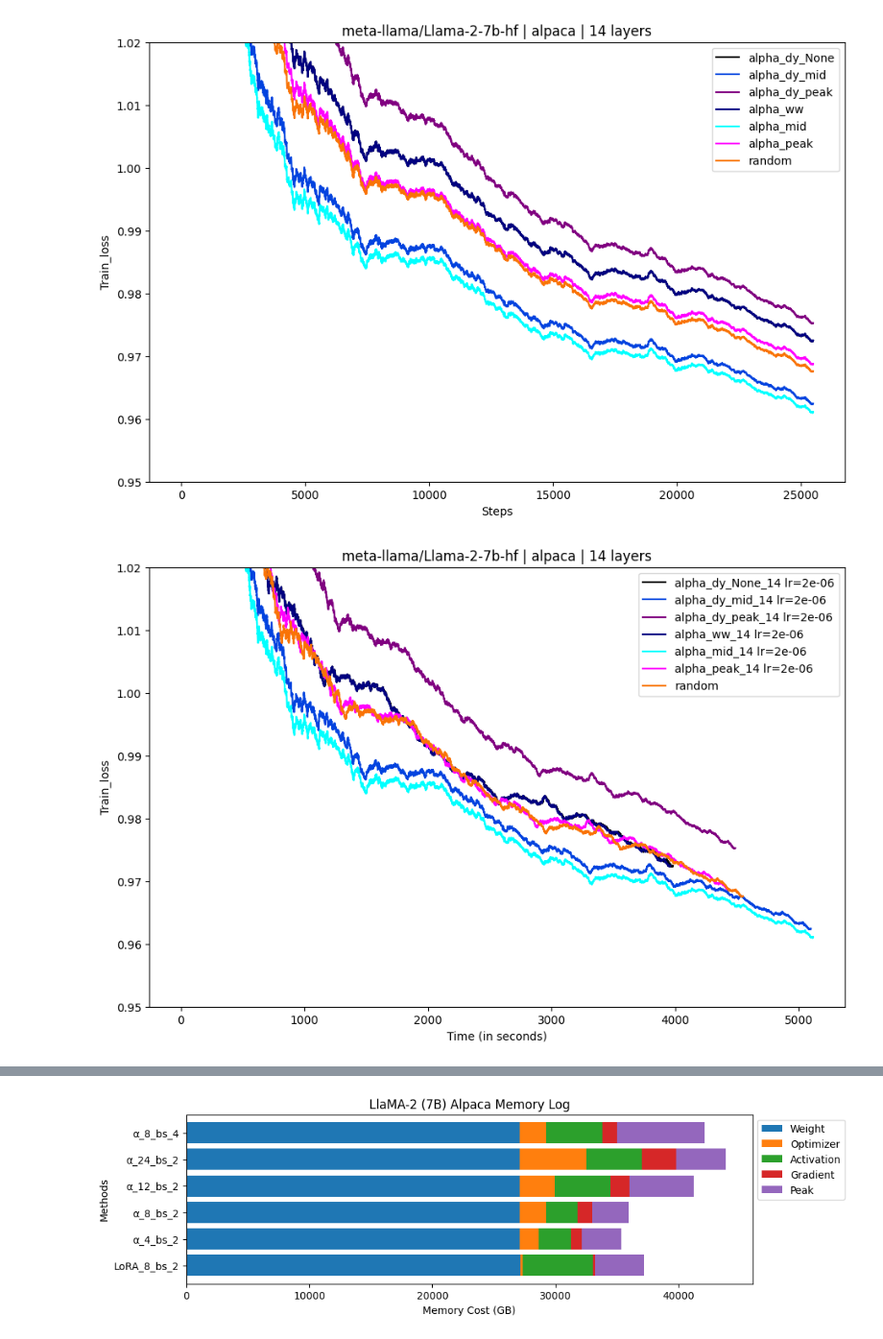
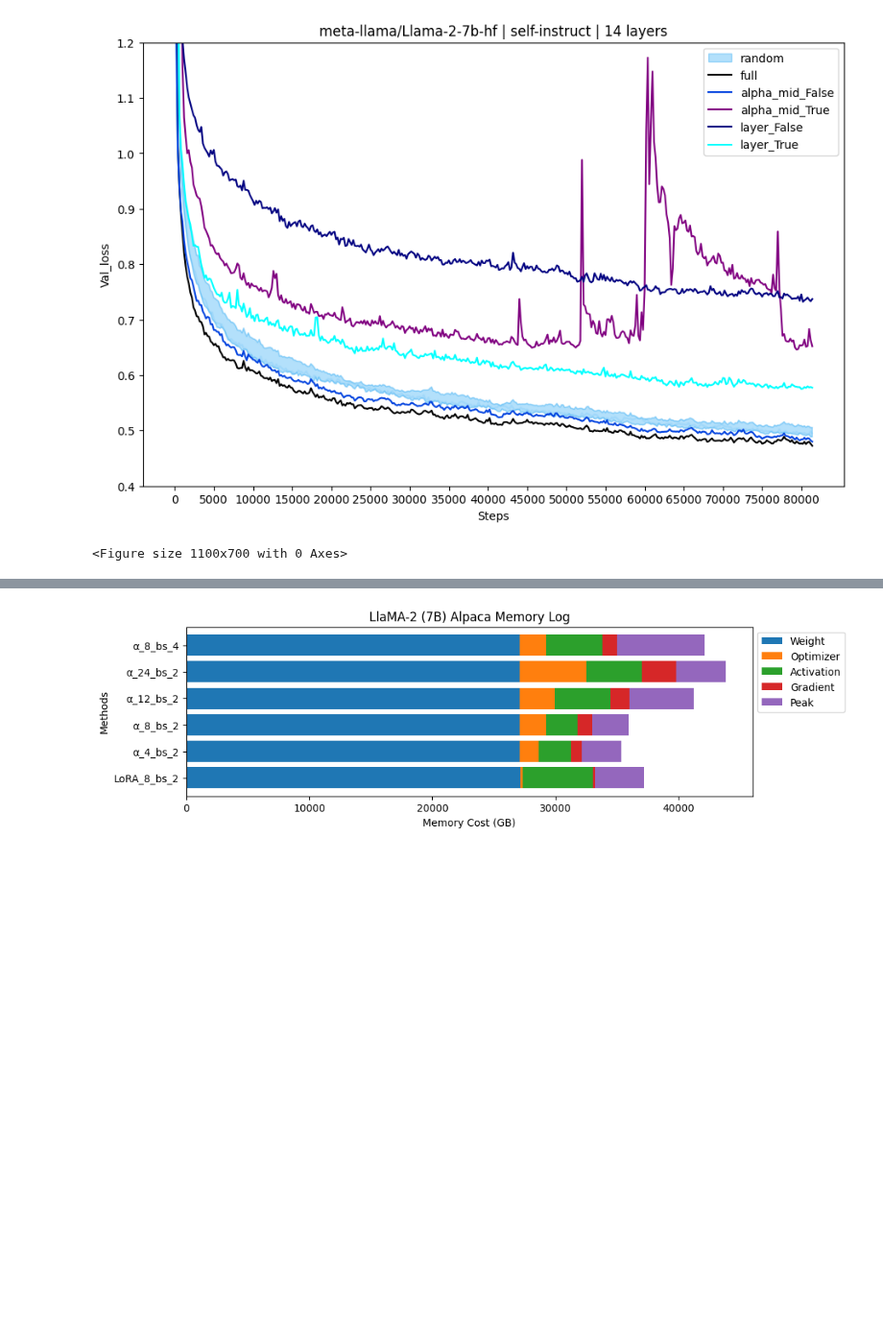
Before and after one commit to RpM-Kinshuk/SelectiveFT, a Jupyter notebook: Bands.ipynb, the cells around one changed output, grey strips where cells are left out. Shown at 96% size. Drawn from its saved outputs; the diff is of its cells as text; code cells hidden in the pictures; blank space fills up the shorter version.

```diff
--- a/Bands.ipynb
+++ b/Bands.ipynb
@@ -9,12 +9,11 @@ from matplotlib import colormaps #type: ignore
 # %%
 model = 'meta-llama/Meta-Llama-3-8B'
 model = 'meta-llama/Llama-2-7b-hf'
-directory = 'output'
-directory = 'final'
+directory = 'results'
 sv = False
 dpi = 500
 transparent = False
-task = 'alpaca'
+task = 'self-instruct'
 seed = 42
 lr = 2e-6
 layers = 14
@@ -23,14 +22,14 @@ alora_layers = 32
 blora_layers = 35
 
 methods = {
-    # 'full': {'lr': 2e-7, 'bs': batch_size, 'layers': 250, 'label': 'full', 'seed': seed},
-    'alpha_dy_None': {'lr': lr, 'bs': batch_size, 'layers': layers, 'label': 'alpha_dy_None', 'seed': seed},
-    'alpha_dy_mid': {'lr': lr, 'bs': batch_size, 'layers': layers, 'label': 'alpha_dy_mid', 'seed': seed},
-    'alpha_dy_peak': {'lr': lr, 'bs': batch_size, 'layers': layers, 'label': 'alpha_dy_peak', 'seed': seed},
-    'alpha_ww': {'lr': lr, 'bs': batch_size, 'layers': layers, 'label': 'alpha_ww', 'seed': seed},
-    'alpha_mid': {'lr': lr, 'bs': batch_size, 'layers': layers, 'label': 'alpha_mid', 'seed': seed},
-    'alpha_peak': {'lr': lr, 'bs': batch_size, 'layers': layers, 'label': 'alpha_peak', 'seed': seed},
-    'random': {'lr': lr, 'bs': batch_size, 'layers': layers, 'label': 'random', 'seed': seed},
+    'full': {'lr': 2e-7, 'bs': batch_size, 'layers': 250, 'label': 'full', 'seed': seed},
+    # 'alpha_ww': {'lr': lr, 'bs': batch_size, 'layers': layers, 'label': 'alpha_ww', 'seed': seed},
+    'alpha_mid_False': {'lr': lr, 'bs': batch_size, 'layers': layers, 'label': 'alpha_mid_False', 'seed': seed},
+    'alpha_mid_True': {'lr': lr, 'bs': batch_size, 'layers': layers, 'label': 'alpha_mid_True', 'seed': seed},
+    'layer_False': {'lr': lr, 'bs': batch_size, 'layers': layers, 'label': 'layer_False', 'seed': seed},
+    'layer_True': {'lr': lr, 'bs': batch_size, 'layers': layers, 'label': 'layer_True', 'seed': seed},
+    # 'alpha_peak': {'lr': lr, 'bs': batch_size, 'layers': layers, 'label': 'alpha_peak', 'seed': seed},
+    # 'random': {'lr': lr, 'bs': batch_size, 'layers': layers, 'label': 'random', 'seed': seed},
     # 'ww_block': {'lr': lr, 'bs': batch_size, 'layers': layers, 'label': 'ww_block', 'seed': seed},
     # 'peak_block': {'lr': lr, 'bs': batch_size, 'layers': layers, 'label': 'peak_block', 'seed': seed},
     # 'mid_block': {'lr': lr, 'bs': batch_size, 'layers': layers, 'label': 'mid_block', 'seed': seed},
@@ -42,16 +41,10 @@ methods = {
     # 'layer': {'lr': lr, 'bs': 1, 'layers': layers, 'label': 'layer', 'seed': seed},
     # 'dora': {'lr': 2e-5, 'bs': 4, 'layers': 0, 'label': 'dora', 'seed': seed},
 }
-# seed_list = [7, 42, 53, 76, 89, 99, 109, 357, 666, 1337]
-# alp_seeds = [7, 89, 99, 109]
-
-# seed_list = [7, 42, 43]
-# alp_seeds = [7, 42, 43]
 
 seed_list = [42, 43, 44]
 alp_seeds = [42, 43, 44]
 
-# seed_list = [70, 72, 73]
 paths = {}
 
 pth = f'/rscratch/tpang/kinshuk/RpMKin/LlaMAft/Plots/{task}'
@@ -62,17 +55,17 @@ if sv:
     print(pth)
 
 wide_labels = ['random', 'alpha_ww', 'alpha_mid', 'alpha_peak']
-wide_labels = ['random', 'alpha_mid', 'mid_block', 'rand_block']
-wide_labels = []
+wide_labels = ['random']
 
 task_list = ['alpaca', 'chip2', 'self-instruct', 'hh-rlhf']
+task_list = []
 for label in wide_labels:
     sd_list = seed_list if 'rand' in label else alp_seeds
     sd = 42
     for sd in sd_list:
         # break
-        methods[f'{label}_{task}'] = {'lr': lr, 'bs': batch_size, 'layers': layers, 'label': label, 'seed': sd, 'task': task}
-        paths[f'{label}_{task}'] = f'./{directory}/{model}/seed_{sd}/{task}/lr_{lr}/batch_{batch_size}/{label}/layers_{layers}'
+        methods[f'{label}_{sd}'] = {'lr': lr, 'bs': batch_size, 'layers': layers, 'label': label, 'seed': sd, 'task': task}
+        paths[f'{label}_{sd}'] = f'./{directory}/{model}/seed_{sd}/{task}/lr_{lr}/batch_{batch_size}/{label}/layers_{layers}'
 
 for k,v in methods.items():
     if k not in wide_labels:
@@ -122,8 +115,8 @@ for key in dictionary.keys():
     #     global_max = np.maximum(global_max, train_loss)
 # %%
 color_itr = 0
-y_low = 0.95
-y_high = 1.02
+y_low = 0.4
+y_high = 1.2
 for label in wide_labels:
     wide_dict[label]['flag'] = True
 plt.figure(figsize=(11, 7))
@@ -176,33 +169,33 @@ for key in dictionary.keys():
     time_val = dictionary[key]['time'][0]
     tag = key
     if 'alpha' in key or 'alora' in key or 'blora' in key:
         tag = key + f"_{methods[key]['layers']} lr={methods[key]['lr']}"
     flag = True
     for label in wide_labels:
         if label in key:
             plt.plot(time_val, train_loss,alpha=wide_dict[label]['line_alpha'], color=wide_dict[label]['color'], label='_nolegend_')
             if wide_dict[label]['flag'] == True:
                 plt.fill_between(
                     time_val, wide_dict[label]['global_min'], wide_dict[label]['global_max'],
                     alpha=wide_dict[label]['band_alpha'], color=wide_dict[label]['color'], label=label
                 )
                 wide_dict[label]['flag'] = False
             flag = False
             break
     if flag == True:
         plt.plot(time_val, train_loss, label=tag, color=indiv_colors[color_itr])
         color_itr += 1
     plt.xlabel("Time (in seconds)")
     plt.ylabel("Train_loss")
 if loss != 'val_loss':
     plt.ylim(y_low, y_high)
     # plt.xlim(0, 15)
     plt.legend()
     plt.title(f"{model} | {task} | {layers} layers")
     plt.show()
 
 # exit()
 # %% [output]
-[figure, old version]
+[figure, new version]
-[figure, removed]
+<Figure size 1100x700 with 0 Axes>
 # %%
```
Also changed, not shown: parts of 4 cells of this notebook.
